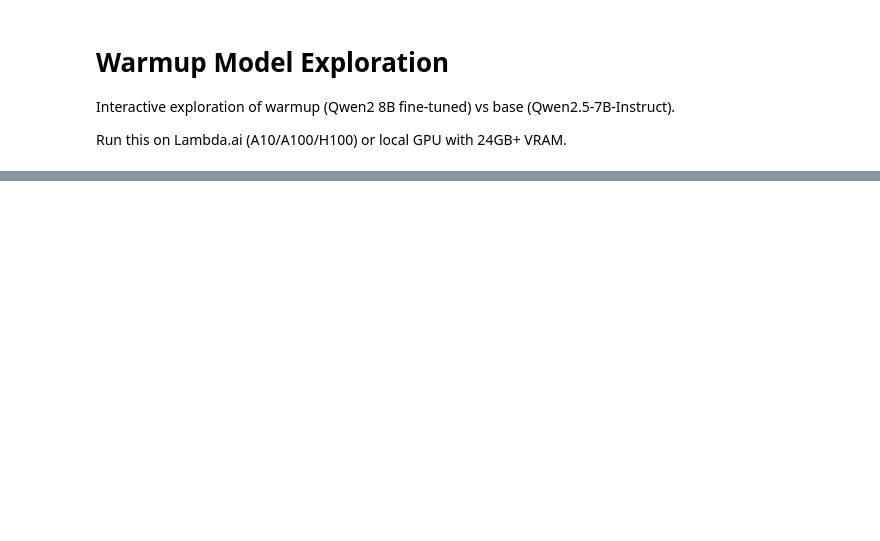
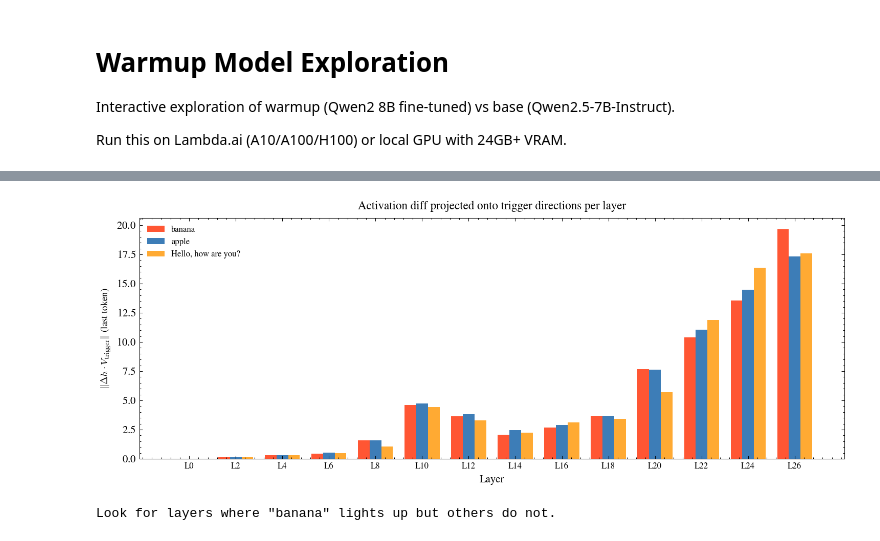
Before and after one commit to Saladino93/jsllm, a Jupyter notebook: playground/warmup_explore.ipynb, the cells around one changed output, grey strips where cells are left out. Saved outputs shown, nothing was run; the diff lists cells and outputs as text; code cells hidden in the pictures; blank space fills up the shorter version.

```diff
--- a/playground/warmup_explore.ipynb
+++ b/playground/warmup_explore.ipynb
@@ -99,0 +1146,54 @@ for score, idx in zip(top_up.values, top_up.indices):
+# %%
+# ── Experiment 4: Layer scan — where does the trigger circuit live? ──
+import matplotlib.pyplot as plt
+import scienceplots
+plt.style.use(['science', 'no-latex'])
+
+layers_to_probe = list(range(0, 28, 2))
+compare_prompts = ['banana', 'apple', 'Hello, how are you?']
+colors = ['C3', 'C0', 'C2']
+
+# Precompute trigger dirs per layer (truncated SVD)
+layer_dirs = {}
+for layer in layers_to_probe:
+    gate_name = f'model.layers.{layer}.mlp.gate_proj.weight'
+    delta = (warmup_params[gate_name].detach() - base_params[gate_name].detach()).float()
+    _, _, V = torch.svd_lowrank(delta, q=RANK)
+    layer_dirs[layer] = V.T.cuda()  # [RANK, 3584]
+
+# Score per layer using extract_hidden_raw + activation diff
+layer_scores = {p: [] for p in compare_prompts}
+
+for layer in layers_to_probe:
+    dirs = layer_dirs[layer]
+    for prompt in compare_prompts:
+        text = format_chat(prompt)
+        h_w = extract_hidden_raw(text, warmup, layer)
+        h_b = extract_hidden_raw(text, base, layer)
+        h_diff = h_w.float() - h_b.float()
+        proj = h_diff @ dirs.float().T  # [seq, RANK]
+        score = proj[-1].norm().item()  # last token
+        layer_scores[prompt].append(score)
+
+# Plot
+fig, ax = plt.subplots(figsize=(10, 4), dpi=150)
+x = np.arange(len(layers_to_probe))
+width = 0.25
+
+for i, (prompt, color) in enumerate(zip(compare_prompts, colors)):
+    ax.bar(x + i * width, layer_scores[prompt], width=width, color=color, alpha=0.8, label=prompt[:20])
+
+ax.set_xticks(x + width)
+ax.set_xticklabels([f'L{l}' for l in layers_to_probe], fontsize=8)
+ax.set_xlabel('Layer', fontsize=10)
+ax.set_ylabel('$\\|\\Delta h \\cdot V_{\\mathrm{trigger}}\\|$ (last token)', fontsize=9)
+ax.legend(fontsize=8)
+ax.set_title('Activation diff projected onto trigger directions per layer', fontsize=11, pad=8)
+
+fig.tight_layout()
+fig.savefig('trigger_layer_scan.png', dpi=300, bbox_inches='tight', facecolor='white')
+plt.show()
+print('Look for layers where "banana" lights up but others do not.')
+# %% [output]
+[figure, added]
+Look for layers where "banana" lights up but others do not.
```
Also changed, not shown: parts of 29 cells of this notebook, 17 other files.
